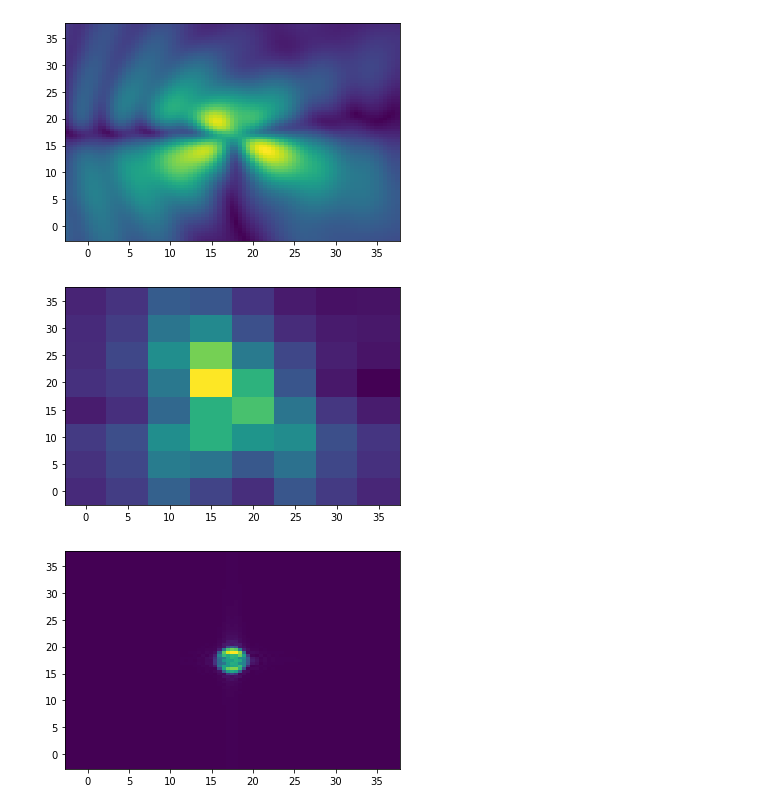
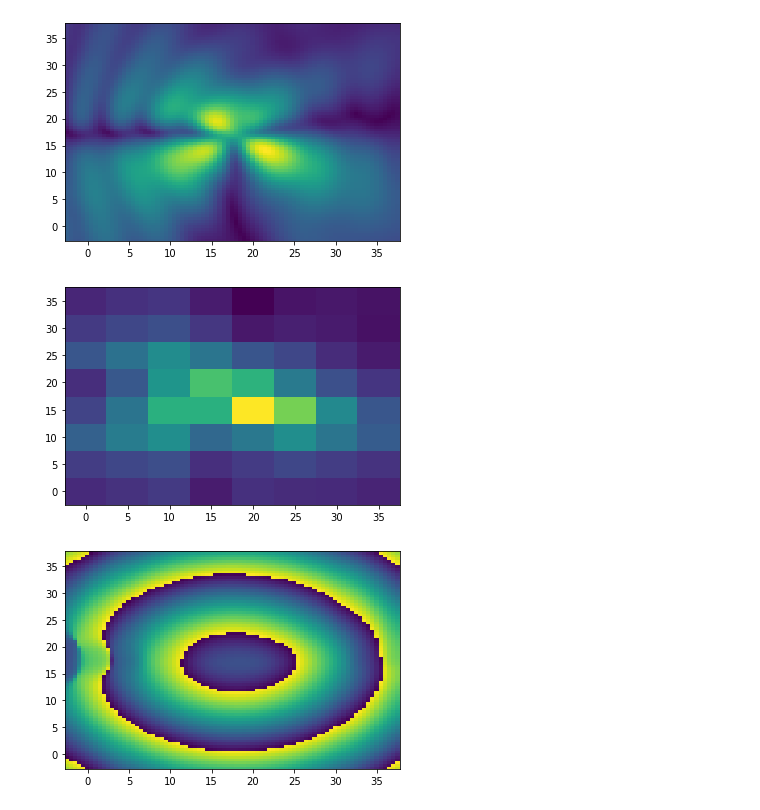
Before and after one commit to Khainguyen1349/MoMPython_KN, a Jupyter notebook: Maxwell/PlayWithMaxwell.ipynb, the cells around one changed output. Cells and saved outputs as stored; diff of their text form; code cells hidden in the pictures.

```diff
--- a/Maxwell/PlayWithMaxwell.ipynb
+++ b/Maxwell/PlayWithMaxwell.ipynb
@@ -116,12 +174,12 @@ plt.show()
 # %% [output]
 [figure]
 # %%
-plt.pcolormesh(arr.X,arr.Y,flip(abs(arr.DY),axis = 1),shading='auto')
+plt.pcolormesh(arr.X,arr.Y,abs(arr.DY),shading='auto')
 plt.show()
 # %% [output]
-[figure, old version]
+[figure, new version]
 # %%
-plt.pcolormesh(Eanal.X,Eanal.Y,abs(fft.fftshift(fft.fft2(fft.ifftshift(Eanal.DX)))),shading='auto')
+plt.pcolormesh(Eanal.X,Eanal.Y,angle(Eanal.DX),shading='auto')
 plt.show()
 # %% [output]
-[figure, old version]
+[figure, new version]
```
Also changed, not shown: parts of 12 cells of this notebook.
